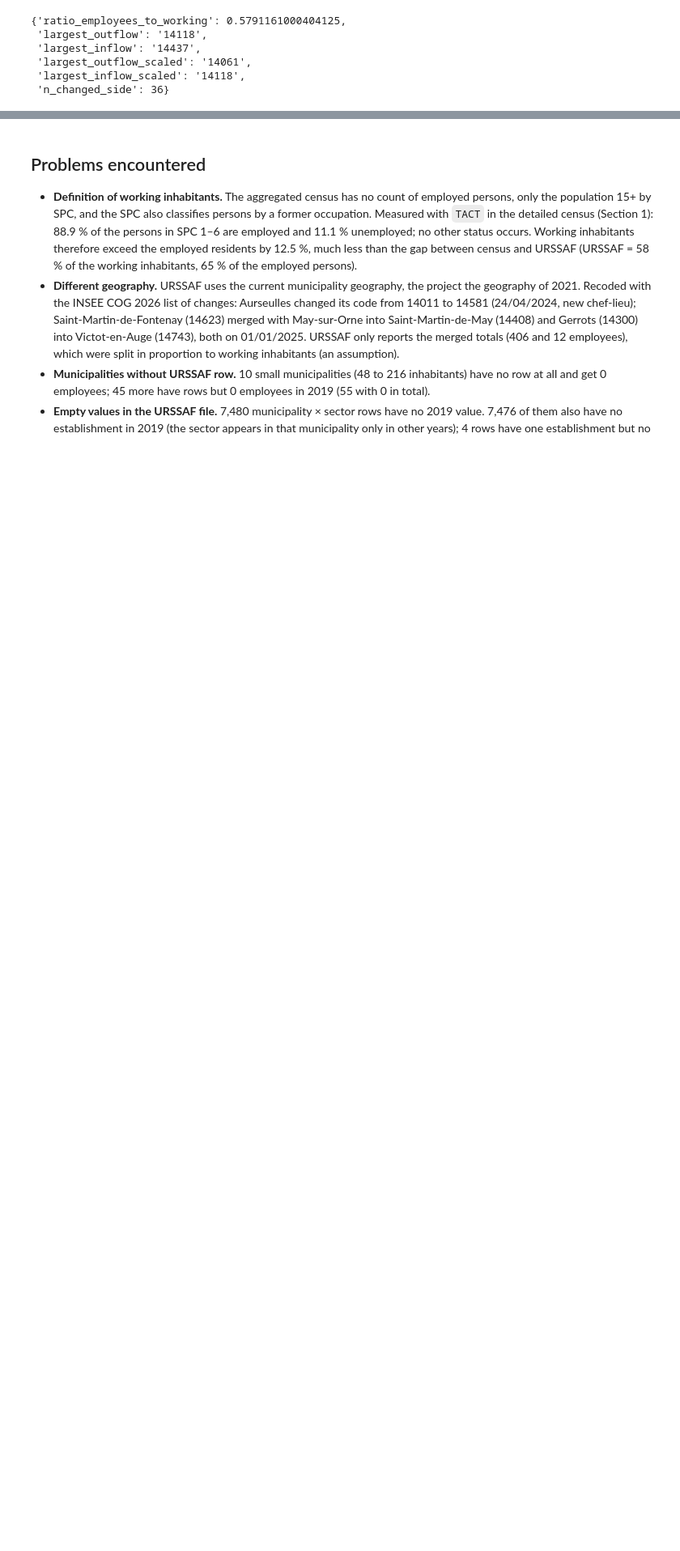
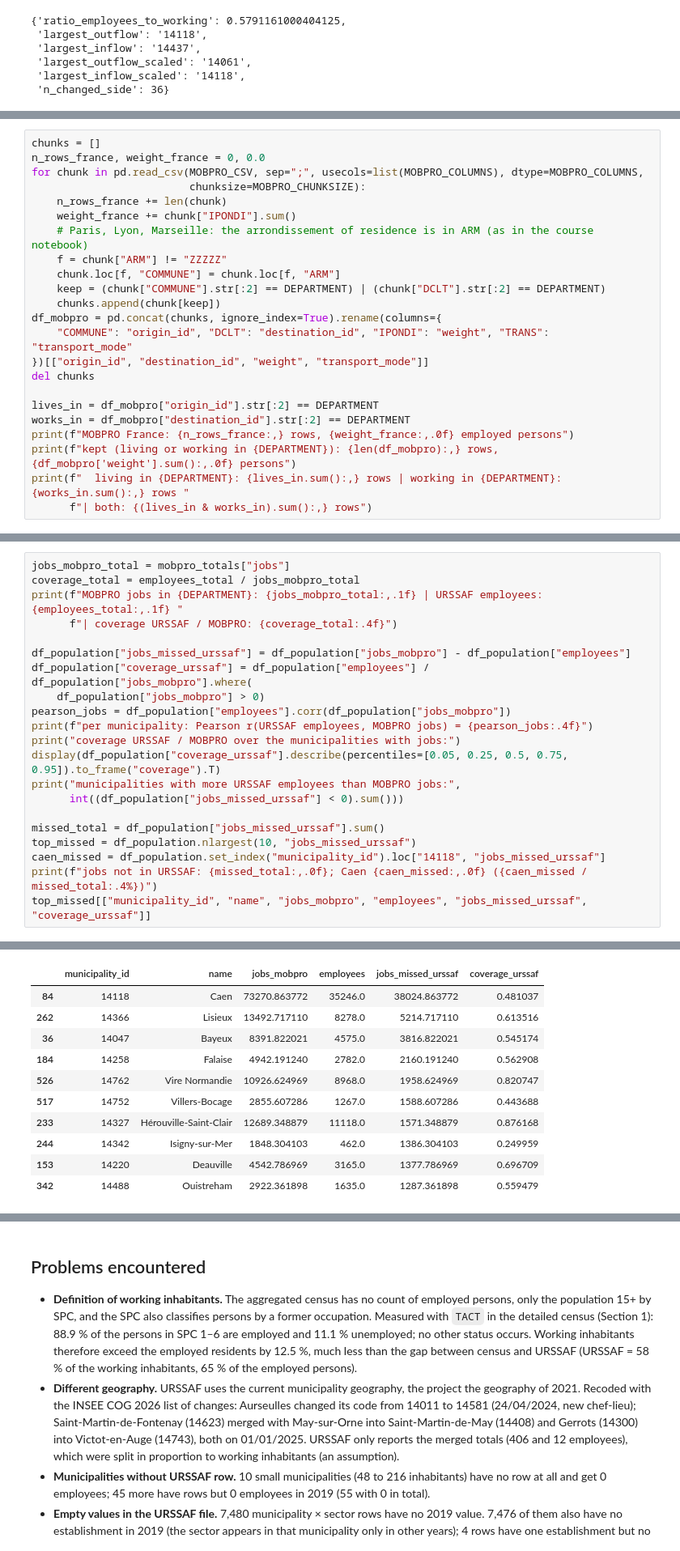
Before and after one commit to ek-popkova/uge-large-scale-models, a Jupyter notebook: notebooks/ex13_territorial_analysis_II.ipynb, the cells around one changed output, grey strips where cells are left out. Shown at 81% size. Cells and saved outputs as stored; diff of their text form; blank space fills up the shorter version.

```diff
--- a/notebooks/ex13_territorial_analysis_II.ipynb
+++ b/notebooks/ex13_territorial_analysis_II.ipynb
@@ -900,0 +953,23 @@ saved data\processed\ex13_results.json
+# %%
+chunks = []
+n_rows_france, weight_france = 0, 0.0
+for chunk in pd.read_csv(MOBPRO_CSV, sep=";", usecols=list(MOBPRO_COLUMNS), dtype=MOBPRO_COLUMNS,
+                         chunksize=MOBPRO_CHUNKSIZE):
+    n_rows_france += len(chunk)
+    weight_france += chunk["IPONDI"].sum()
+    # Paris, Lyon, Marseille: the arrondissement of residence is in ARM (as in the course notebook)
+    f = chunk["ARM"] != "ZZZZZ"
+    chunk.loc[f, "COMMUNE"] = chunk.loc[f, "ARM"]
+    keep = (chunk["COMMUNE"].str[:2] == DEPARTMENT) | (chunk["DCLT"].str[:2] == DEPARTMENT)
+    chunks.append(chunk[keep])
+df_mobpro = pd.concat(chunks, ignore_index=True).rename(columns={
+    "COMMUNE": "origin_id", "DCLT": "destination_id", "IPONDI": "weight", "TRANS": "transport_mode"
+})[["origin_id", "destination_id", "weight", "transport_mode"]]
+del chunks
+
+lives_in = df_mobpro["origin_id"].str[:2] == DEPARTMENT
+works_in = df_mobpro["destination_id"].str[:2] == DEPARTMENT
+print(f"MOBPRO France: {n_rows_france:,} rows, {weight_france:,.0f} employed persons")
+print(f"kept (living or working in {DEPARTMENT}): {len(df_mobpro):,} rows, {df_mobpro['weight'].sum():,.0f} persons")
+print(f"  living in {DEPARTMENT}: {lives_in.sum():,} rows | working in {DEPARTMENT}: {works_in.sum():,} rows "
+      f"| both: {(lives_in & works_in).sum():,} rows")
@@ -900,0 +1101,22 @@ saved data\processed\ex13_results.json
+# %%
+jobs_mobpro_total = mobpro_totals["jobs"]
+coverage_total = employees_total / jobs_mobpro_total
+print(f"MOBPRO jobs in {DEPARTMENT}: {jobs_mobpro_total:,.1f} | URSSAF employees: {employees_total:,.1f} "
+      f"| coverage URSSAF / MOBPRO: {coverage_total:.4f}")
+
+df_population["jobs_missed_urssaf"] = df_population["jobs_mobpro"] - df_population["employees"]
+df_population["coverage_urssaf"] = df_population["employees"] / df_population["jobs_mobpro"].where(
+    df_population["jobs_mobpro"] > 0)
+pearson_jobs = df_population["employees"].corr(df_population["jobs_mobpro"])
+print(f"per municipality: Pearson r(URSSAF employees, MOBPRO jobs) = {pearson_jobs:.4f}")
+print("coverage URSSAF / MOBPRO over the municipalities with jobs:")
+display(df_population["coverage_urssaf"].describe(percentiles=[0.05, 0.25, 0.5, 0.75, 0.95]).to_frame("coverage").T)
+print("municipalities with more URSSAF employees than MOBPRO jobs:",
+      int((df_population["jobs_missed_urssaf"] < 0).sum()))
+
+missed_total = df_population["jobs_missed_urssaf"].sum()
+top_missed = df_population.nlargest(10, "jobs_missed_urssaf")
+caen_missed = df_population.set_index("municipality_id").loc["14118", "jobs_missed_urssaf"]
+print(f"jobs not in URSSAF: {missed_total:,.0f}; Caen {caen_missed:,.0f} ({caen_missed / missed_total:.4%})")
+top_missed[["municipality_id", "name", "jobs_mobpro", "employees", "jobs_missed_urssaf", "coverage_urssaf"]]
+# %% [output]
@@ -900,0 +1130,11 @@ saved data\processed\ex13_results.json
+|  | municipality_id | name | jobs_mobpro | employees | jobs_missed_urssaf | coverage_urssaf |
+| 84 | 14118 | Caen | 73270.863772 | 35246.0 | 38024.863772 | 0.481037 |
+| 262 | 14366 | Lisieux | 13492.717110 | 8278.0 | 5214.717110 | 0.613516 |
+| 36 | 14047 | Bayeux | 8391.822021 | 4575.0 | 3816.822021 | 0.545174 |
+| 184 | 14258 | Falaise | 4942.191240 | 2782.0 | 2160.191240 | 0.562908 |
+| 526 | 14762 | Vire Normandie | 10926.624969 | 8968.0 | 1958.624969 | 0.820747 |
+| 517 | 14752 | Villers-Bocage | 2855.607286 | 1267.0 | 1588.607286 | 0.443688 |
+| 233 | 14327 | Hérouville-Saint-Clair | 12689.348879 | 11118.0 | 1571.348879 | 0.876168 |
+| 244 | 14342 | Isigny-sur-Mer | 1848.304103 | 462.0 | 1386.304103 | 0.249959 |
+| 153 | 14220 | Deauville | 4542.786969 | 3165.0 | 1377.786969 | 0.696709 |
+| 342 | 14488 | Ouistreham | 2922.361898 | 1635.0 | 1287.361898 | 0.559479 |
```
Also changed, not shown: parts of 18 cells of this notebook, 14 other files.
